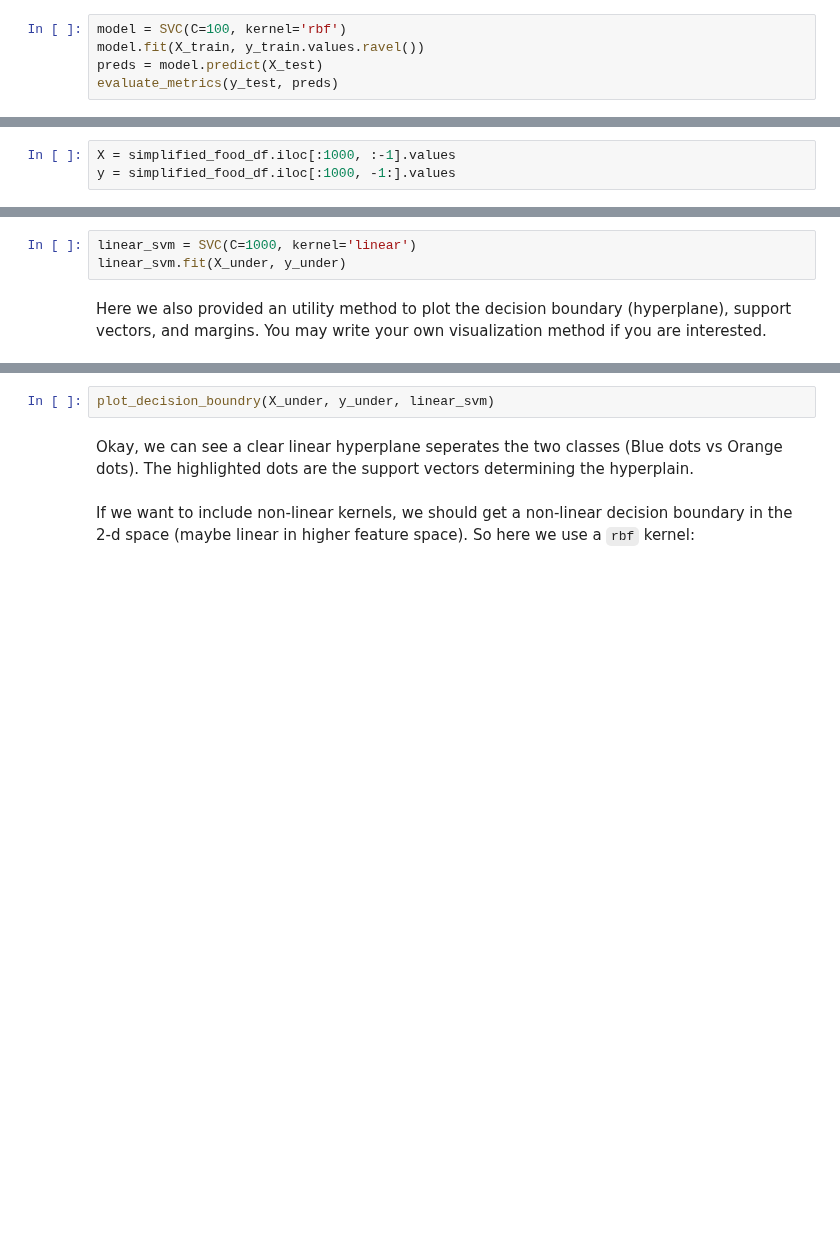
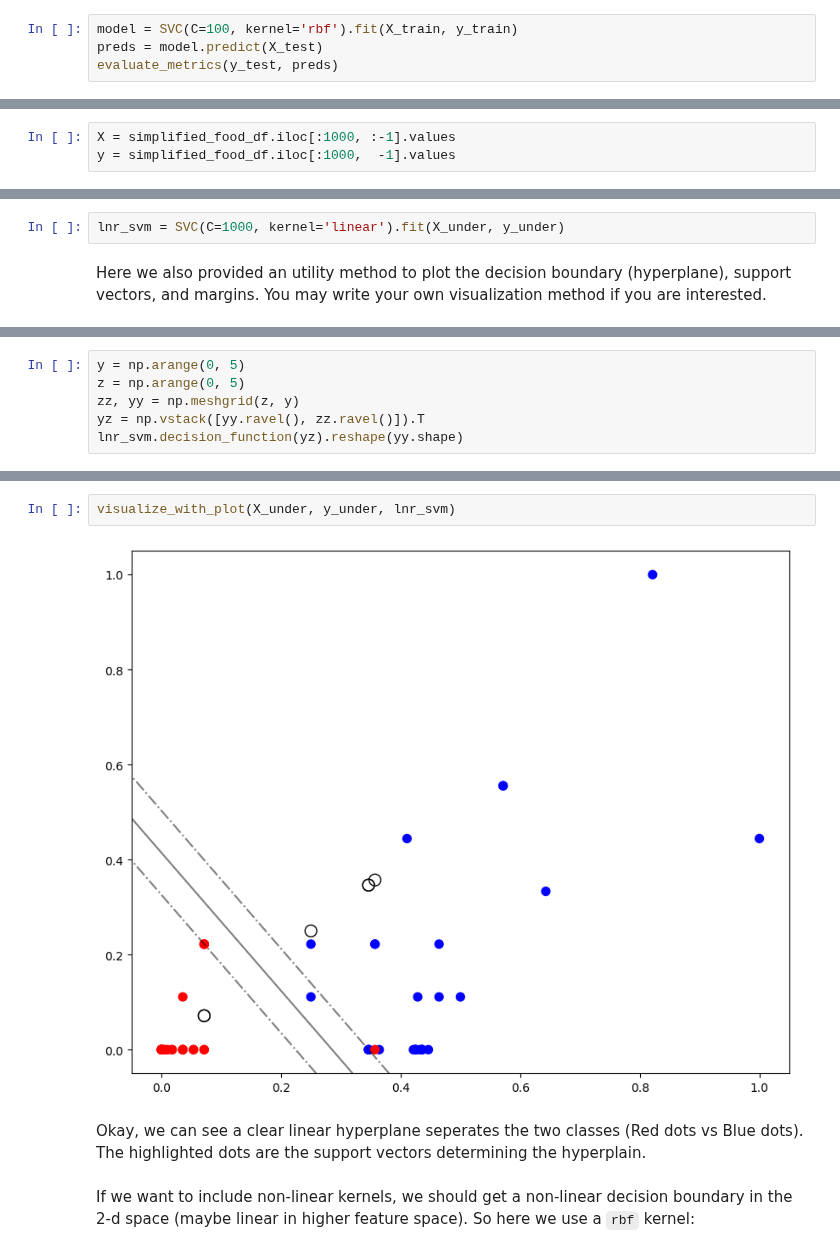
Before and after one commit to htetaunglynn94/coursera, a Jupyter notebook: ibm_ml_series/supervised_ml_classification/module_3/plab_svm.ipynb, the cells around one changed output, grey strips where cells are left out. Cells and saved outputs as stored; diff of their text form; blank space fills up the shorter version.

```diff
--- a/ibm_ml_series/supervised_ml_classification/module_3/plab_svm.ipynb
+++ b/ibm_ml_series/supervised_ml_classification/module_3/plab_svm.ipynb
@@ -256,5 +313,4 @@ Okay, we can see `C=100` and `kernel=`rbf\`\` seems to produce the highest f1sco
 # %%
-model = SVC(C=100, kernel='rbf')
-model.fit(X_train, y_train.values.ravel())
+model = SVC(C=100, kernel='rbf').fit(X_train, y_train)
 preds = model.predict(X_test)
 evaluate_metrics(y_test, preds)
@@ -273,5 +351,5 @@ simplified_food_df = food_df[['Calories', 'Dietary Fiber', 'class']]
 # %%
 X = simplified_food_df.iloc[:1000, :-1].values
-y = simplified_food_df.iloc[:1000, -1:].values
+y = simplified_food_df.iloc[:1000,  -1].values
 # %% [markdown]
 and we undersample the majority class `Class = 0` to balance the class distribution so we will produce a clearer visualization.
@@ -288,7 +395,6 @@ X_under = scaler.fit_transform(X_under)
 # %% [markdown]
 Okay, let's first train a linear SVM model with `kernel=linear` so that we can get a linear hyperplane and margins.
 # %%
-linear_svm = SVC(C=1000, kernel='linear')
-linear_svm.fit(X_under, y_under)
+lnr_svm = SVC(C=1000, kernel='linear').fit(X_under, y_under)
 # %% [markdown]
 Here we also provided an utility method to plot the decision boundary (hyperplane), support vectors, and margins. You may write your own visualization method if you are interested.
@@ -294,0 +405,6 @@ Here we also provided an utility method to plot the decision boundary (hyperplan
+# %%
+y = np.arange(0, 5)
+z = np.arange(0, 5)
+zz, yy = np.meshgrid(z, y)
+yz = np.vstack([yy.ravel(), zz.ravel()]).T
+lnr_svm.decision_function(yz).reshape(yy.shape)
@@ -327,7 +467,9 @@ def plot_decision_boundry(X, y, model):
 # %%
-plot_decision_boundry(X_under, y_under, linear_svm)
+visualize_with_plot(X_under, y_under, lnr_svm)
+# %% [output]
+[figure, added]
 # %% [markdown]
-Okay, we can see a clear linear hyperplane seperates the two classes (Blue dots vs Orange dots). The highlighted dots are the support vectors determining the hyperplain.
+Okay, we can see a clear linear hyperplane seperates the two classes (Red dots vs Blue dots). The highlighted dots are the support vectors determining the hyperplain.
 # %% [markdown]
 If we want to include non-linear kernels, we should get a non-linear decision boundary in the 2-d space (maybe linear in higher feature space). So here we use a `rbf` kernel:
 # %%
```
Also changed, not shown: parts of 42 cells of this notebook.
